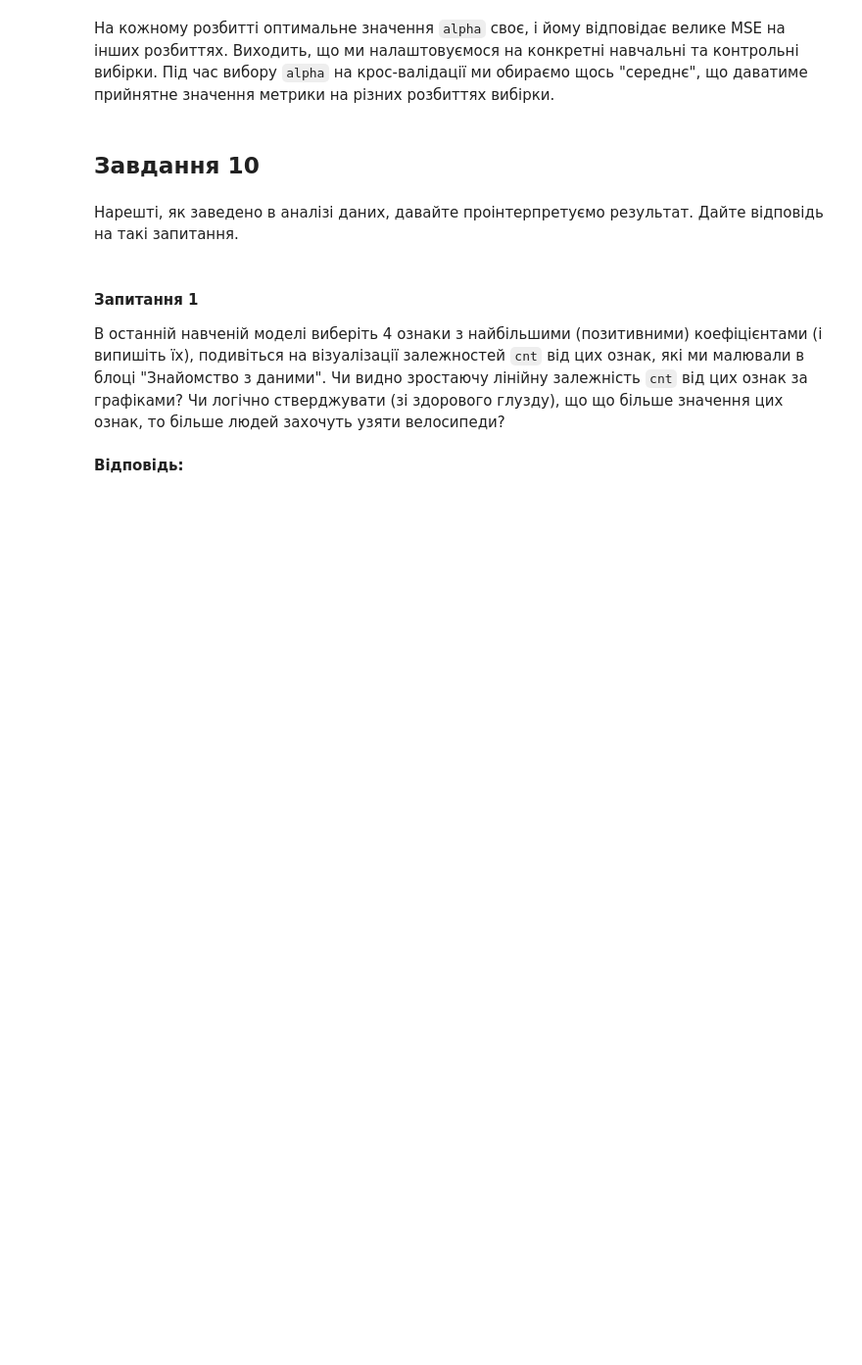
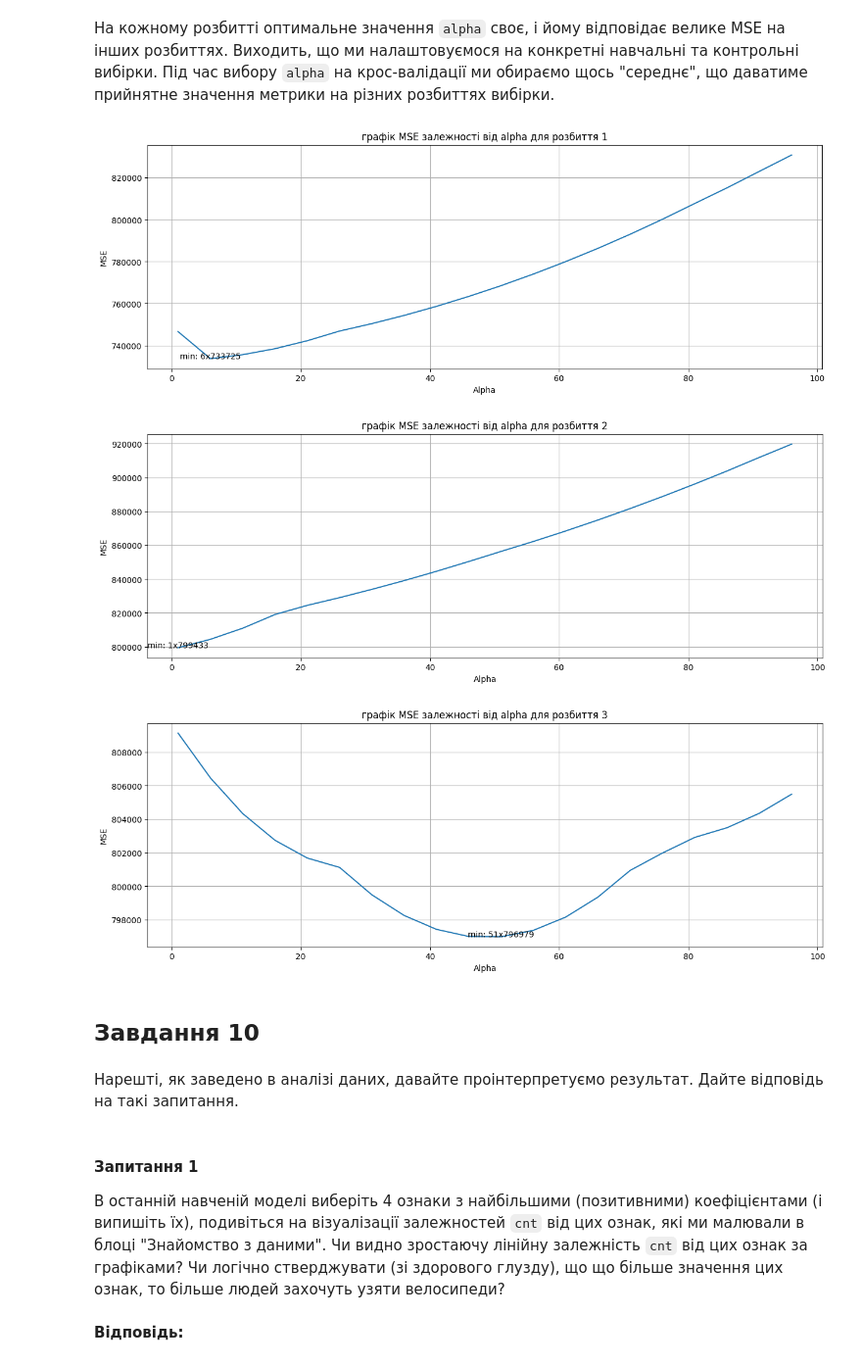
Before and after one commit to Nikita-devel/DS_Hw_4, a Jupyter notebook: Hw4.ipynb, the cells around one changed output. Shown at 98% size. Cells and saved outputs as stored; diff of their text form; code cells hidden in the pictures; blank space fills up the shorter version.

```diff
--- a/Hw4.ipynb
+++ b/Hw4.ipynb
@@ -289,0 +497,21 @@ Alpha = 1, MSE = 745668.605961
+# %%
+print("Alphas with minimum MSE:")
+print(f"{regressor.mse_path_.shape=}")
+
+
+min_values = np.min(regressor.mse_path_, axis=0)
+print(f"{min_values=}")
+min_idx = np.argmin(regressor.mse_path_, axis=0)
+print(f"{min_idx=}")
+alphas = []
+for i, idx in enumerate(min_idx):
+  mse = min_values[i]
+  alpha = regressor.alphas_[idx]
+  alphas.append(alpha)
+  print(f"{idx}: Alpha = {alpha}, MSE = {mse}")
+
+
+
+# Alpha = 41, MSE = 843336.181499
+# Alpha = 6, MSE = 772598.495628
+# Alpha = 1, MSE = 745668.605961
@@ -290,5 +526,13 @@ Alpha = 1, MSE = 745668.605961
 # %% [markdown]
 На кожному розбитті оптимальне значення `alpha` своє, і йому відповідає велике MSE на інших розбиттях. Виходить, що ми налаштовуємося на конкретні навчальні та контрольні вибірки. Під час вибору `alpha` на крос-валідації ми обираємо щось "середнє", що даватиме прийнятне значення метрики на різних розбиттях вибірки.
+# %%
+for col in range(regressor.mse_path_.shape[1]):
+  data = np.vstack((regressor.alphas_, regressor.mse_path_[:,col]))
+  create_plot(data,f"графік MSE залежноcті від alpha для розбиття {col+1}","Alpha","MSE",min=(alphas[col], min_values[col]))
+# %% [output]
+[figure, added]
+[figure, added]
+[figure, added]
 # %% [markdown]
 ## Завдання 10
 # %% [markdown]
```
Also changed, not shown: parts of 39 cells of this notebook.
